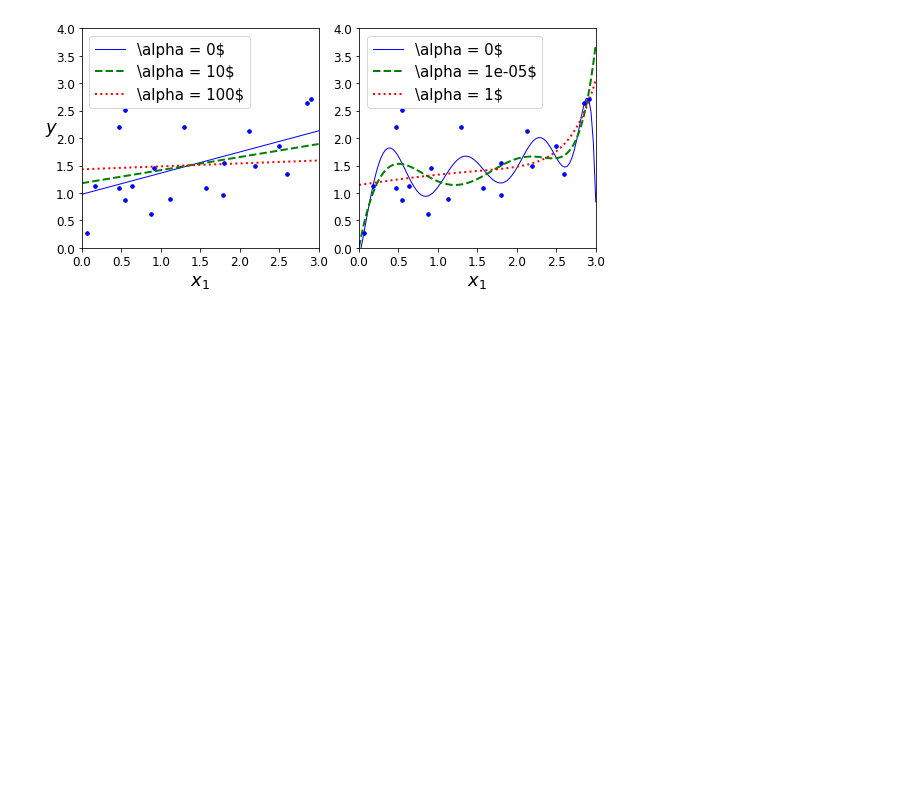
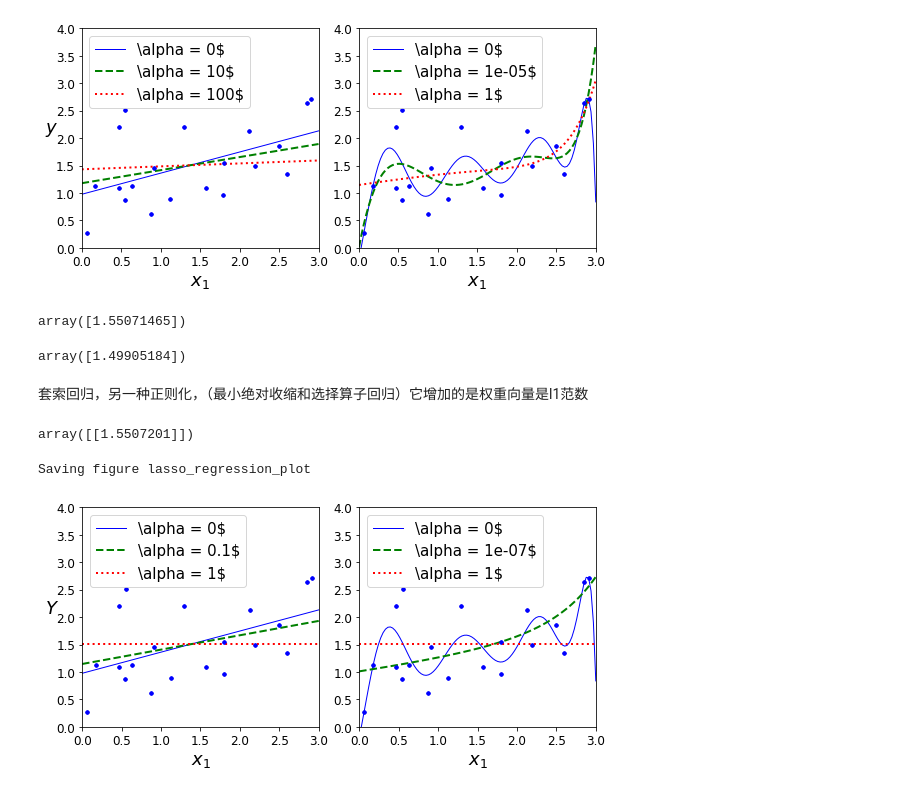
Before and after one commit to Mrscto/handson-ml-master, a Jupyter notebook: handson-ml-master/第四章，训练模型.ipynb, the cells around one changed output. Saved outputs shown, nothing was run; the diff lists cells and outputs as text; code cells hidden in the pictures; blank space fills up the shorter version.

Commit message:
岭回归，lasso回归

```diff
--- a/handson-ml-master/第四章，训练模型.ipynb
+++ b/handson-ml-master/第四章，训练模型.ipynb
@@ -439,3 +439,43 @@ plt.show()
 # %% [output]
 Saving figure ridge_regression_plot
 [figure]
+# %%
+# 闭式解的岭回归（现在使用的是公式的变体，利用Andre-Louis cholesky的矩阵因式分解）
+from sklearn.linear_model import Ridge
+ridge_reg = Ridge(alpha=1, solver="cholesky", random_state=42)
+ridge_reg.fit(X, y.ravel())
+ridge_reg.predict([[1.5]])
+# %% [output]
+array([1.55071465])
+# %%
+# 随机梯度下降(超参数pentalty设置的使用正则项的类别)
+# 设为l2表示希望SGD在成本函数中添加一个正则项，等于权重向量l2范数的平方的一半岭回归
+sgd_reg = SGDRegressor(max_iter=50, tol=-np.infty, penalty="l2", random_state=42)
+sgd_reg.fit(X, y.ravel())
+sgd_reg.predict([[1.5]])
+# %% [output]
+array([1.49905184])
+# %% [markdown]
+套索回归，另一种正则化，（最小绝对收缩和选择算子回归）它增加的是权重向量是l1范数
+# %%
+# Ridge类的“sag“求解器，随机平均梯度下降（sag）
+ridge_reg =Ridge(alpha=1, solver="sag", random_state=42)
+ridge_reg.fit(X, y)
+ridge_reg.predict([[1.5]])
+# %% [output]
+array([[1.5507201]])
+# %%
+from sklearn.linear_model import Lasso
+
+plt.figure(figsize=(8,4))
+plt.subplot(121)
+plot_model(Lasso, polynomial=False, alphas=(0, 0.1, 1), random_state=42)
+plt.ylabel("$Y$", rotation=0, fontsize=18)
+plt.subplot(122)
+plot_model(Lasso, polynomial=True, alphas=(0, 10**-7, 1), tol=1, random_state=42)
+
+save_fig("lasso_regression_plot")
+plt.show()
+# %% [output]
+Saving figure lasso_regression_plot
+[figure, added]
```
Also changed, not shown: parts of 2 cells of this notebook.
